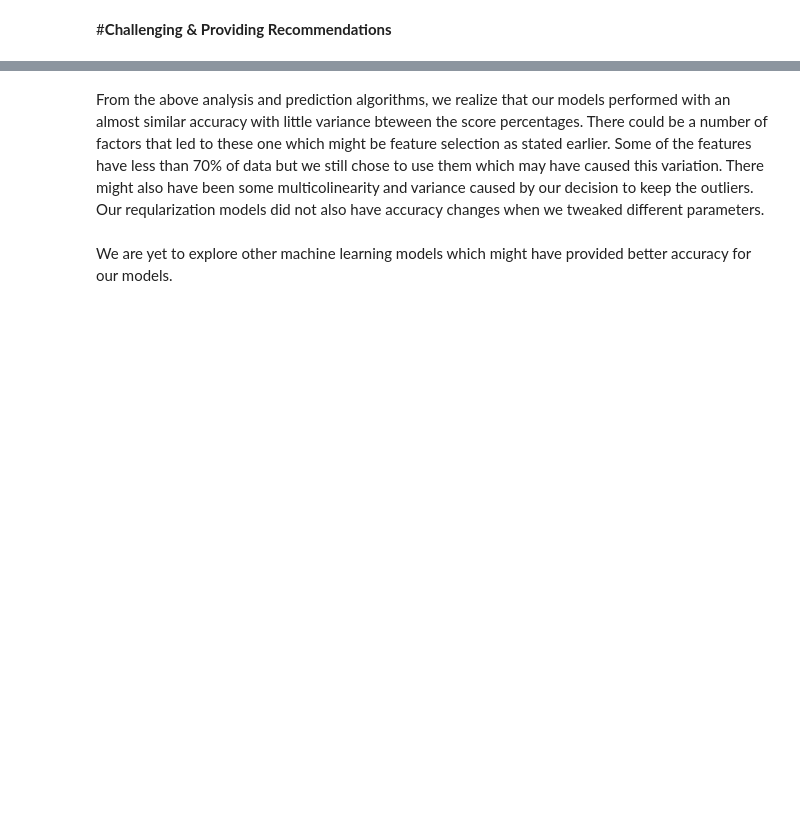
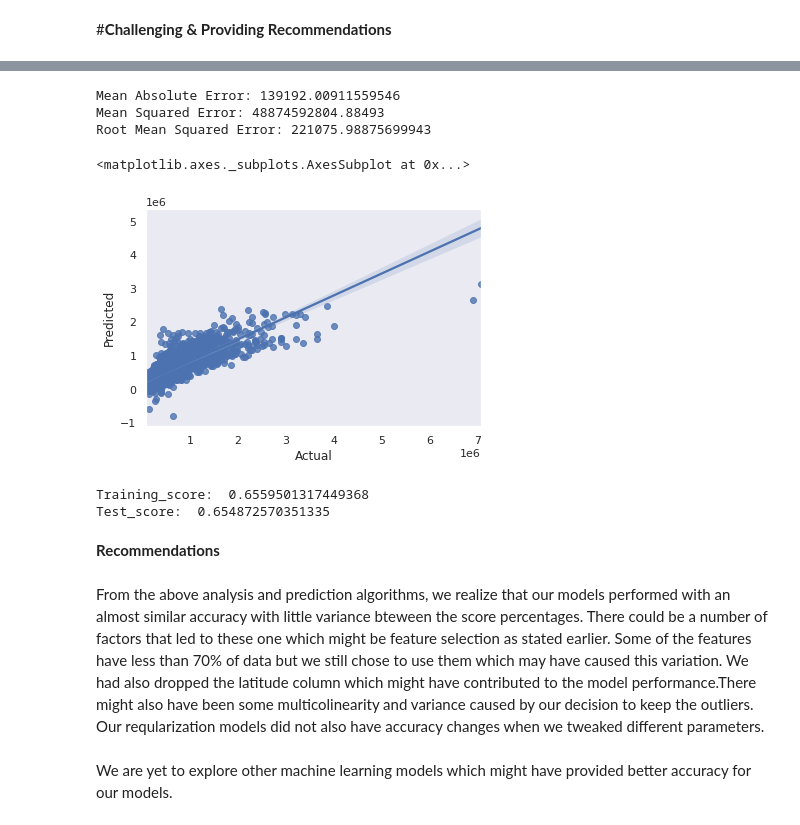
Before and after one commit to Kevina-Zeni/House_Price_Prediction, a Jupyter notebook: House_Prediction_Regression_Analysis.ipynb, the cells around one changed output, grey strips where cells are left out. Saved outputs shown, nothing was run; the diff lists cells and outputs as text; code cells hidden in the pictures; blank space fills up the shorter version.

```diff
--- a/House_Prediction_Regression_Analysis.ipynb
+++ b/House_Prediction_Regression_Analysis.ipynb
@@ -1498,0 +1562,8 @@ plt.show()
+# %%
+##Splitting our train and test
+
+X_train, X_test, y_train, y_test = train_test_split(X_new,y_new, test_size= 0.3, random_state= 0)
+# %%
+## Instantiating our ml model
+ml_regressor = LinearRegression()
+ml_regressor.fit(X_train,y_train)
@@ -1498,0 +1572,6 @@ plt.show()
+# %%
+y_pred = ml_regressor.predict(X_test)
+
+dff = pd.DataFrame({'Actual': y_test, 'Predicted': y_pred})
+
+dff.head(10)
@@ -1499,5 +1590,31 @@ plt.show()
+# %%
+print('Mean Absolute Error:', metrics.mean_absolute_error(y_test, y_pred))
+print('Mean Squared Error:', metrics.mean_squared_error(y_test, y_pred))
+print('Root Mean Squared Error:', np.sqrt(metrics.mean_squared_error(y_test, y_pred)))
+# %% [output]
+Mean Absolute Error: 139192.00911559546
+Mean Squared Error: 48874592804.88493
+Root Mean Squared Error: 221075.98875699943
+# %%
+#Plotting our above findings
+sns.regplot(dff.Actual, dff.Predicted)
+# %% [output]
+<matplotlib.axes._subplots.AxesSubplot at 0x...>
+[figure, added]
+# %%
+##Lets see how our model performed using r2 scores and model scores
+
+from sklearn.metrics import r2_score
+
+print ('Training_score: ', ml_regressor.score(X_train,y_train))
+print ('Test_score: ', r2_score(y_test, y_pred))
+# %% [output]
+Training_score:  0.6559501317449368
+Test_score:  0.654872570351335
+# %% [markdown]
+**Recommendations**
 # %% [markdown]
-From the above analysis and prediction algorithms, we realize that our models performed with an almost similar accuracy with little variance bteween the score percentages. There could be a number of factors that led to these one which might be feature selection as stated earlier. Some of the features have less than 70% of data but we still chose to use them which may have caused this variation. There might also have been some multicolinearity and variance caused by our decision to keep the outliers.
+From the above analysis and prediction algorithms, we realize that our models performed with an almost similar accuracy with little variance bteween the score percentages. There could be a number of factors that led to these one which might be feature selection as stated earlier. Some of the features have less than 70% of data but we still chose to use them which may have caused this variation. We had also dropped the latitude column which might have contributed to the model performance.There might also have been some multicolinearity and variance caused by our decision to keep the outliers.
 Our reqularization models did not also have accuracy changes when we tweaked different parameters.
 # %% [markdown]
 We are yet to explore other machine learning models which might have provided better accuracy for our models.
```
Also changed, not shown: parts of 17 cells of this notebook.
